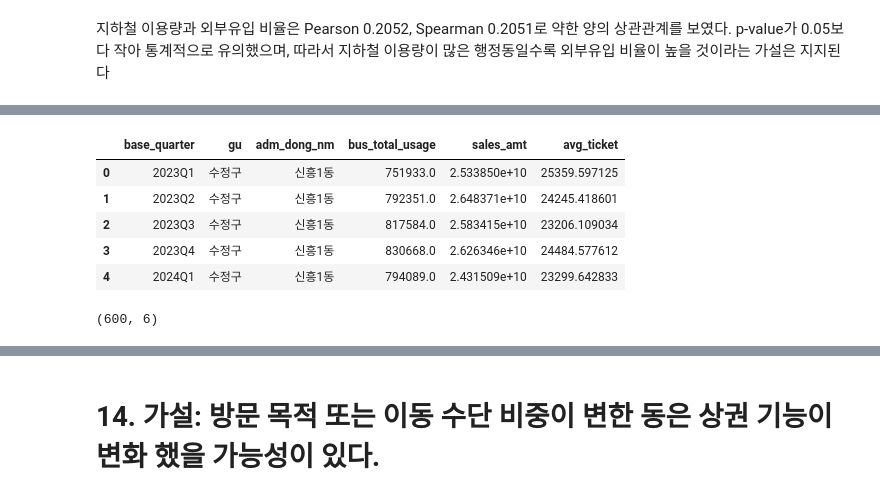
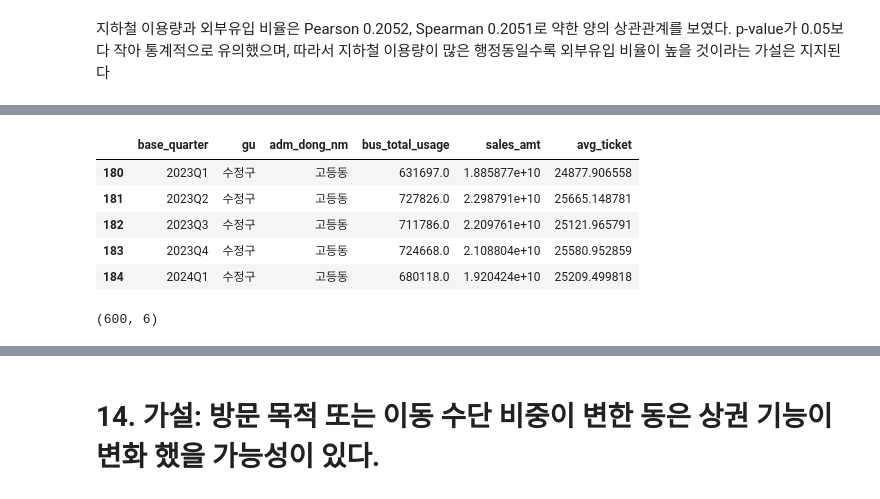
Before and after one commit to bulsajo1/final_project, a Jupyter notebook: Jiryun/통계_검정.ipynb, the cells around one changed output, grey strips where cells are left out. Cells and saved outputs as stored; diff of their text form; code cells hidden in the pictures.

```diff
--- a/Jiryun/통계_검정.ipynb
+++ b/Jiryun/통계_검정.ipynb
@@ -896 +904,16 @@ print([col for col in main.columns if "bus" in col or "floating" in col or "exte
+# %%
+# H7 분석용 테이블
+if "bus_total_usage" not in main.columns:
+    main["bus_total_usage"] = main["bus_board_cnt"] + main["bus_alight_cnt"]
+
+h7_data = main[
+    [
+        "base_quarter",
+        "gu",
+        "adm_dong_nm",
+        "bus_total_usage",
+        "floating_pop",
+        "external_inflow"
+    ]
+].dropna()
 # %%
@@ -1424,5 +1457,7 @@ p-value가 0.05보다 작아 통계적으로 유의했으며, 따라서 지하
 # %%
 # 버스 총이용량 컬럼이 없어 생성
-h3_3_data["bus_total_usage"] = (
-    h3_3_data["bus_board_cnt"] + h3_3_data["bus_alight_cnt"]
+h13_base = main.copy()
+
+h13_base["bus_total_usage"] = (
+    h13_base["bus_board_cnt"] + h13_base["bus_alight_cnt"]
 )
@@ -1440,24 +1464,24 @@ h3_3_data[
 # %%
 # 분석 테이블 생성
-h13_data = h3_3_data[
+h13_data = h13_base[
     [
         "base_quarter",
         "gu",
         "adm_dong_nm",
         "bus_total_usage",
         "sales_amt",
         "avg_ticket"
     ]
 ].dropna()
 
 display(h13_data.head())
 display(h13_data.shape)
 # %% [output]
 |  | base_quarter | gu | adm_dong_nm | bus_total_usage | sales_amt | avg_ticket |
-| 0 | 2023Q1 | 수정구 | 신흥1동 | 751933.0 | 2.533850e+10 | 25359.597125 |
-| 1 | 2023Q2 | 수정구 | 신흥1동 | 792351.0 | 2.648371e+10 | 24245.418601 |
-| 2 | 2023Q3 | 수정구 | 신흥1동 | 817584.0 | 2.583415e+10 | 23206.109034 |
-| 3 | 2023Q4 | 수정구 | 신흥1동 | 830668.0 | 2.626346e+10 | 24484.577612 |
-| 4 | 2024Q1 | 수정구 | 신흥1동 | 794089.0 | 2.431509e+10 | 23299.642833 |
+| 180 | 2023Q1 | 수정구 | 고등동 | 631697.0 | 1.885877e+10 | 24877.906558 |
+| 181 | 2023Q2 | 수정구 | 고등동 | 727826.0 | 2.298791e+10 | 25665.148781 |
+| 182 | 2023Q3 | 수정구 | 고등동 | 711786.0 | 2.209761e+10 | 25121.965791 |
+| 183 | 2023Q4 | 수정구 | 고등동 | 724668.0 | 2.108804e+10 | 25580.952859 |
+| 184 | 2024Q1 | 수정구 | 고등동 | 680118.0 | 1.920424e+10 | 25209.499818 |
 (600, 6)
 # %%
```
Also changed, not shown: parts of 55 cells of this notebook, 1 other file.
